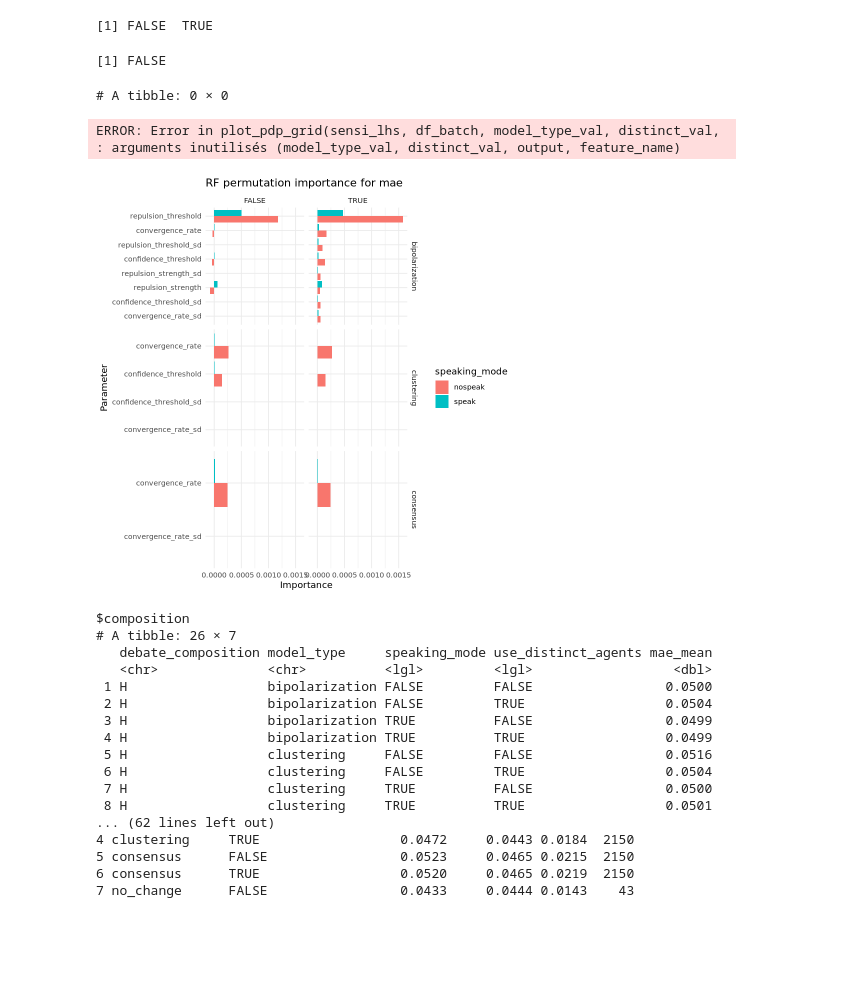
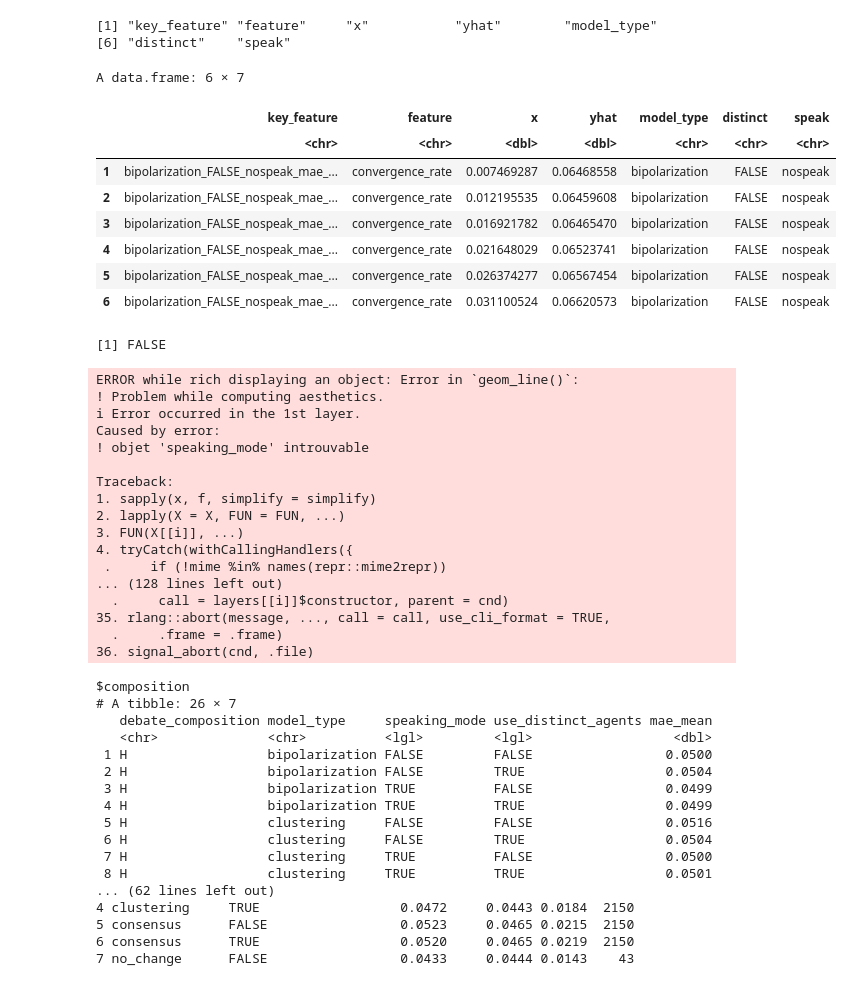
Before and after one commit to NomNom-tk/AGROPT-MODEL, a Jupyter notebook: data-anal/week of 27-4/Hypotheses.ipynb, the cells around one changed output. Cells and saved outputs as stored; diff of their text form; code cells hidden in the pictures; blank space fills up the shorter version.

```diff
--- a/data-anal/week of 27-4/Hypotheses.ipynb
+++ b/data-anal/week of 27-4/Hypotheses.ipynb
@@ -147,17 +147,42 @@ Notice: GAML GA bounds extraction started
 # %%
-unique(lhs_outputs$inputs$raw$speaking_mode)
+colnames(lhs_outputs$results$sensitivity$combined$pdp_all)
+head(lhs_outputs$results$sensitivity$combined$pdp_all)
 # %% [output]
-[1] FALSE  TRUE
+[1] "key_feature" "feature"     "x"           "yhat"        "model_type"
+[6] "distinct"    "speak"
+A data.frame: 6 × 7
+|  | key_feature | feature | x | yhat | model_type | distinct | speak |
+|  | <chr> | <chr> | <dbl> | <dbl> | <chr> | <chr> | <chr> |
+| 1 | bipolarization_FALSE_nospeak_mae_... | convergence_rate | 0.007469287 | 0.06468558 | bipolarization | FALSE | nospeak |
+| 2 | bipolarization_FALSE_nospeak_mae_... | convergence_rate | 0.012195535 | 0.06459608 | bipolarization | FALSE | nospeak |
+| 3 | bipolarization_FALSE_nospeak_mae_... | convergence_rate | 0.016921782 | 0.06465470 | bipolarization | FALSE | nospeak |
+| 4 | bipolarization_FALSE_nospeak_mae_... | convergence_rate | 0.021648029 | 0.06523741 | bipolarization | FALSE | nospeak |
+| 5 | bipolarization_FALSE_nospeak_mae_... | convergence_rate | 0.026374277 | 0.06567454 | bipolarization | FALSE | nospeak |
+| 6 | bipolarization_FALSE_nospeak_mae_... | convergence_rate | 0.031100524 | 0.06620573 | bipolarization | FALSE | nospeak |
 # %%
 is.null(lhs_outputs$results$sensitivity$combined$pdp_all)
-print(lhs_outputs$results$sensitivity$combined$pdp_all)
-lhs_outputs$plots$rf_importance_model_types()
+#print(lhs_outputs$results$sensitivity$combined$pdp_all)
+#lhs_outputs$plots$rf_importance_model_types()
 lhs_outputs$plots$pdp_v1("bipolarization", "FALSE", "mae", "confidence_threshold")
 # %% [output]
 [1] FALSE
-# A tibble: 0 × 0
+ERROR while rich displaying an object: Error in `geom_line()`:
+! Problem while computing aesthetics.
+ℹ Error occurred in the 1st layer.
+Caused by error:
+! objet 'speaking_mode' introuvable
+
+Traceback:
+1. sapply(x, f, simplify = simplify)
+2. lapply(X = X, FUN = FUN, ...)
+3. FUN(X[[i]], ...)
+4. tryCatch(withCallingHandlers({
+ .     if (!mime %in% names(repr::mime2repr))
+... (128 lines left out)
+  .     call = layers[[i]]$constructor, parent = cnd)
+35. rlang::abort(message, ..., call = call, use_cli_format = TRUE,
+  .     .frame = .frame)
+36. signal_abort(cnd, .file)
-ERROR: Error in plot_pdp_grid(sensi_lhs, df_batch, model_type_val, distinct_val, : arguments inutilisés (model_type_val, distinct_val, output, feature_name)
-[figure, removed]
 # %%
 con <- dbConnect(duckdb())
 pull_cols <- c("model_type", "current_condition", "selected_debate_id", "debate_label", "use_distinct_agents", "speaking_mode",
```
Also changed, not shown: parts of 2 cells of this notebook, 1 other file.
